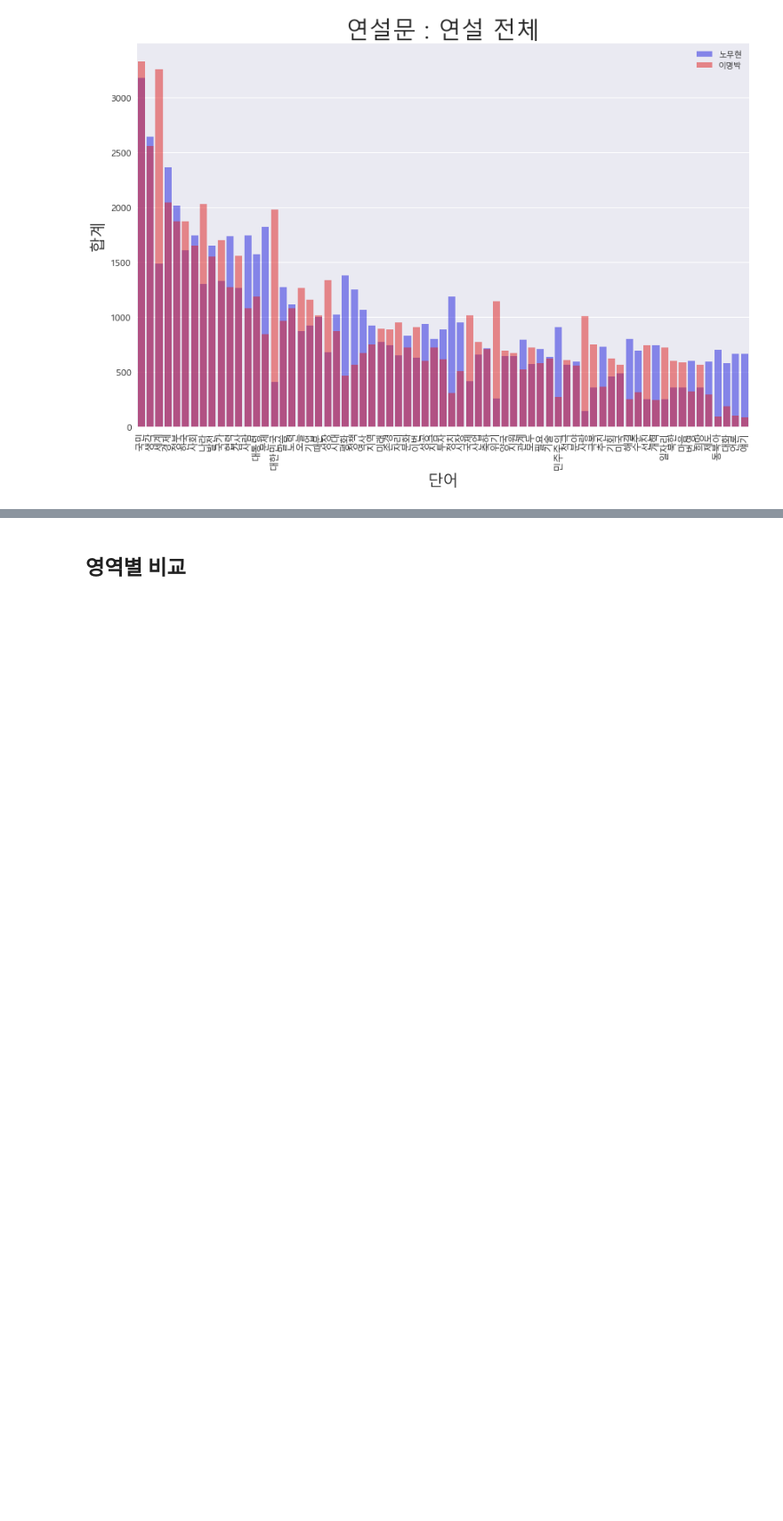
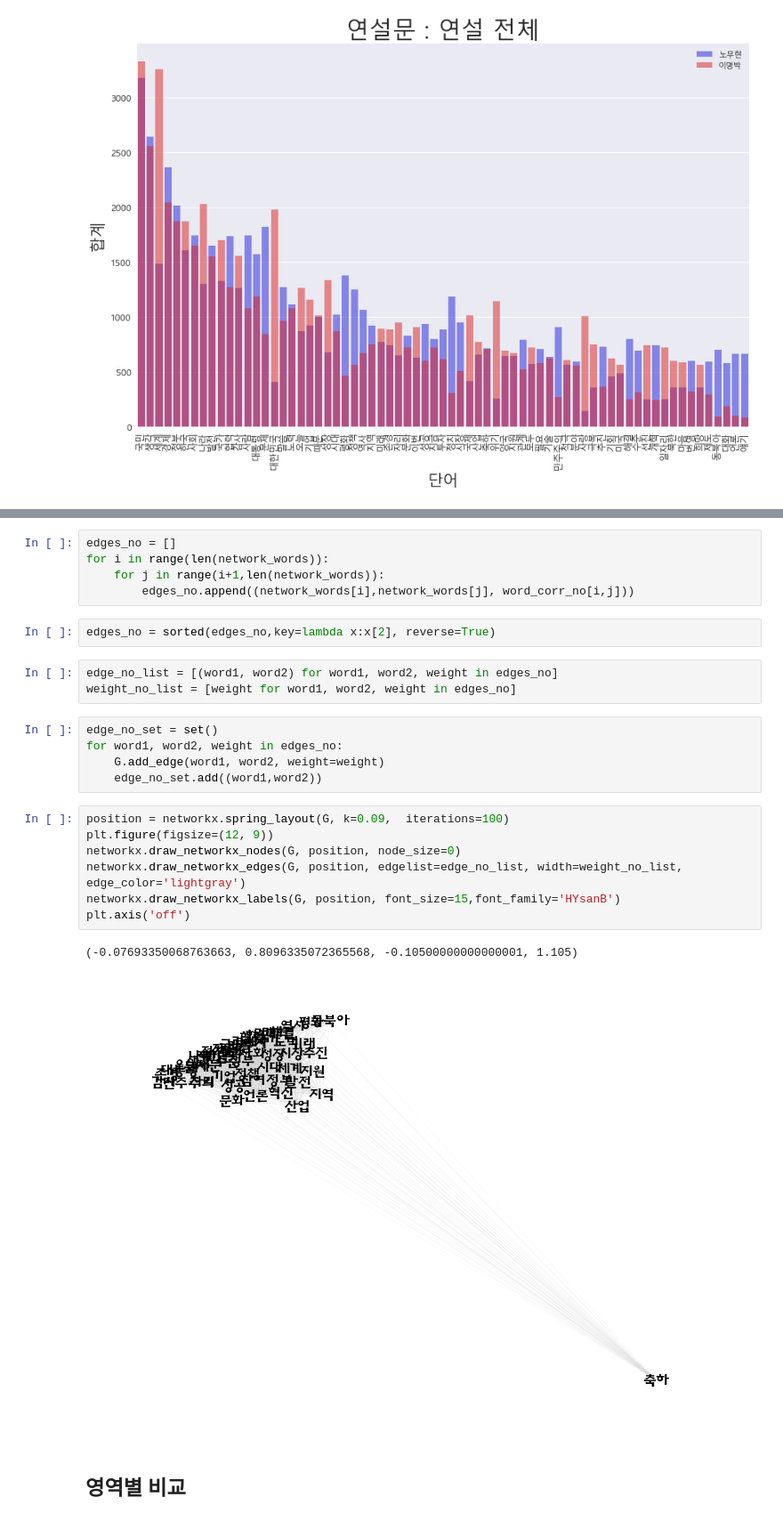
Before and after one commit to byungjun0689/DataScience, a Jupyter notebook: 4. KMU/Third Semester/03. Text Mining (2017)/Project2/President_No_Lee_Analysis.ipynb, the cells around one changed output, grey strips where cells are left out. Shown at 89% size. Cells and saved outputs as stored; diff of their text form; blank space fills up the shorter version.

Commit message:
add Networkx(추가로 더 해봐야될듯.)

```diff
--- a/4. KMU/Third Semester/03. Text Mining (2017)/Project2/President_No_Lee_Analysis.ipynb
+++ b/4. KMU/Third Semester/03. Text Mining (2017)/Project2/President_No_Lee_Analysis.ipynb
@@ -127,3 +167,28 @@ president.get_compare_words_view(df,"노무현","이명박","연설 전체")
+# %%
+edges_no = []
+for i in range(len(network_words)):
+    for j in range(i+1,len(network_words)):
+        edges_no.append((network_words[i],network_words[j], word_corr_no[i,j]))
+# %%
+edges_no = sorted(edges_no,key=lambda x:x[2], reverse=True)
+# %%
+edge_no_list = [(word1, word2) for word1, word2, weight in edges_no]
+weight_no_list = [weight for word1, word2, weight in edges_no]
+# %%
+edge_no_set = set()
+for word1, word2, weight in edges_no:
+    G.add_edge(word1, word2, weight=weight)
+    edge_no_set.add((word1,word2))
+# %%
+position = networkx.spring_layout(G, k=0.09,  iterations=100)
+plt.figure(figsize=(12, 9))
+networkx.draw_networkx_nodes(G, position, node_size=0)
+networkx.draw_networkx_edges(G, position, edgelist=edge_no_list, width=weight_no_list, edge_color='lightgray')
+networkx.draw_networkx_labels(G, position, font_size=15,font_family='HYsanB')
+plt.axis('off')
+# %% [output]
+(-0.07693350068763663, 0.8096335072365568, -0.10500000000000001, 1.105)
+[figure, added]
 # %% [markdown]
 ## 영역별 비교
 # %% [markdown]
```
Also changed, not shown: parts of 14 cells of this notebook.
